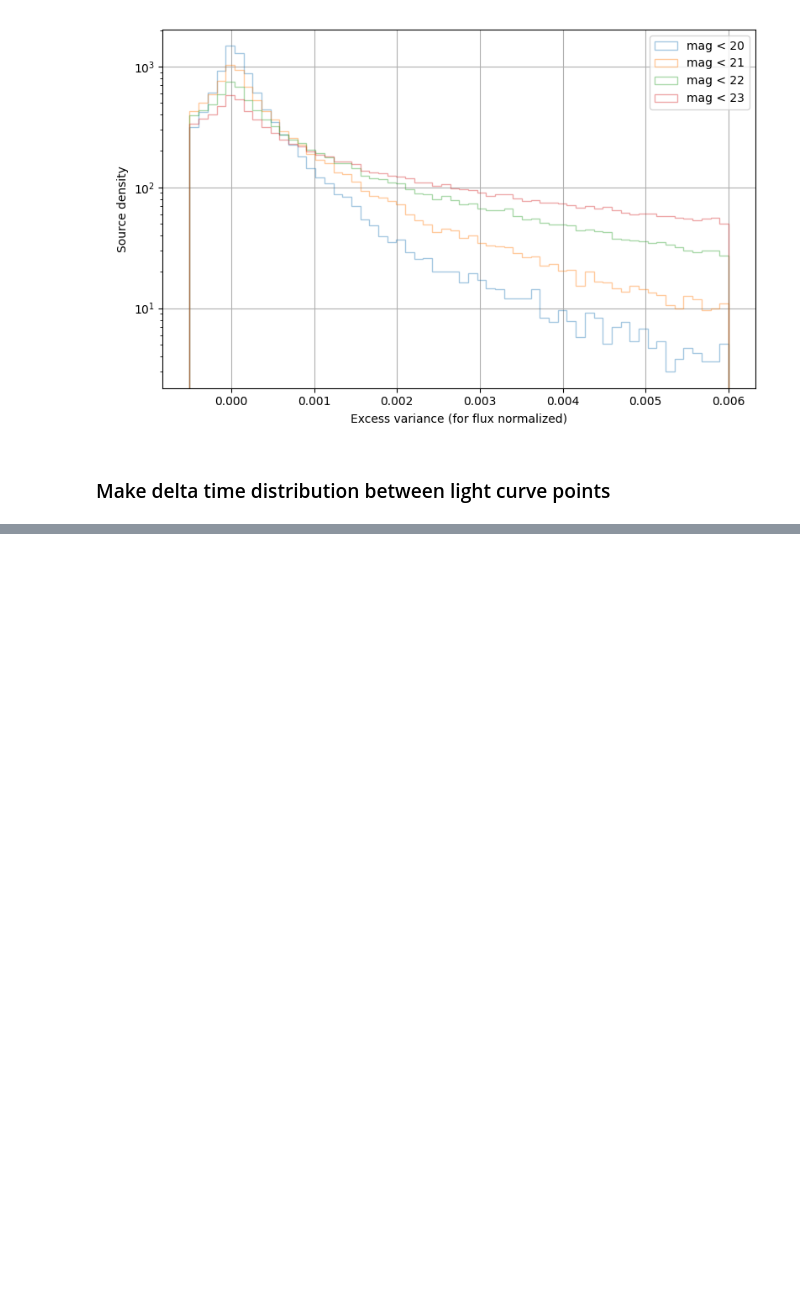
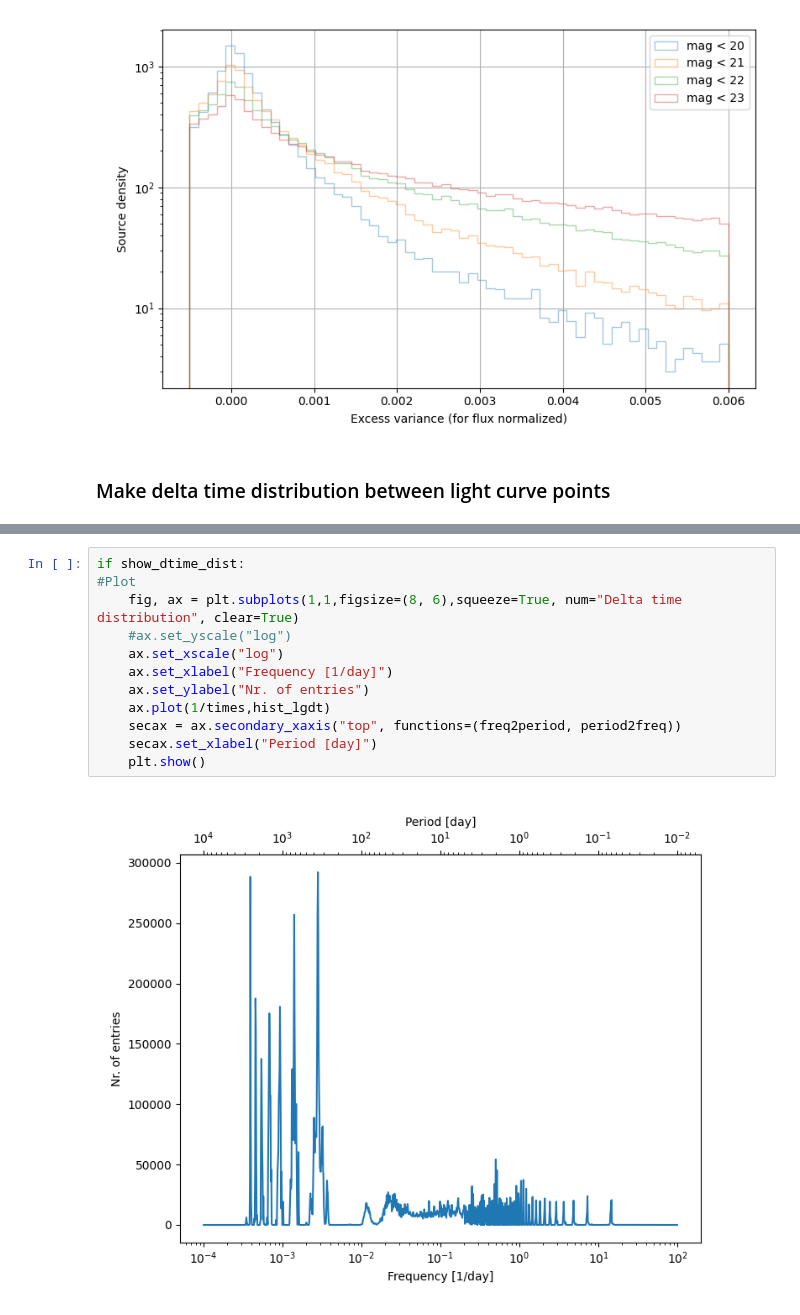
Before and after one commit to rbuehler/vasca, a Jupyter notebook: vasca/examples/vasca_pipe_source_distributions.ipynb, the cells around one changed output, grey strips where cells are left out. Drawn from its saved outputs; the diff is of its cells as text; blank space fills up the shorter version.

```diff
--- a/vasca/examples/vasca_pipe_source_distributions.ipynb
+++ b/vasca/examples/vasca_pipe_source_distributions.ipynb
@@ -215,0 +203,14 @@ plt.show()
+# %%
+if show_dtime_dist:
+#Plot
+    fig, ax = plt.subplots(1,1,figsize=(8, 6),squeeze=True, num="Delta time distribution", clear=True)
+    #ax.set_yscale("log")
+    ax.set_xscale("log")
+    ax.set_xlabel("Frequency [1/day]")
+    ax.set_ylabel("Nr. of entries")
+    ax.plot(1/times,hist_lgdt)
+    secax = ax.secondary_xaxis("top", functions=(freq2period, period2freq))
+    secax.set_xlabel("Period [day]")
+    plt.show()
+# %% [output]
+[figure, added]
```
Also changed, not shown: parts of 3 cells of this notebook, 9 other files.
